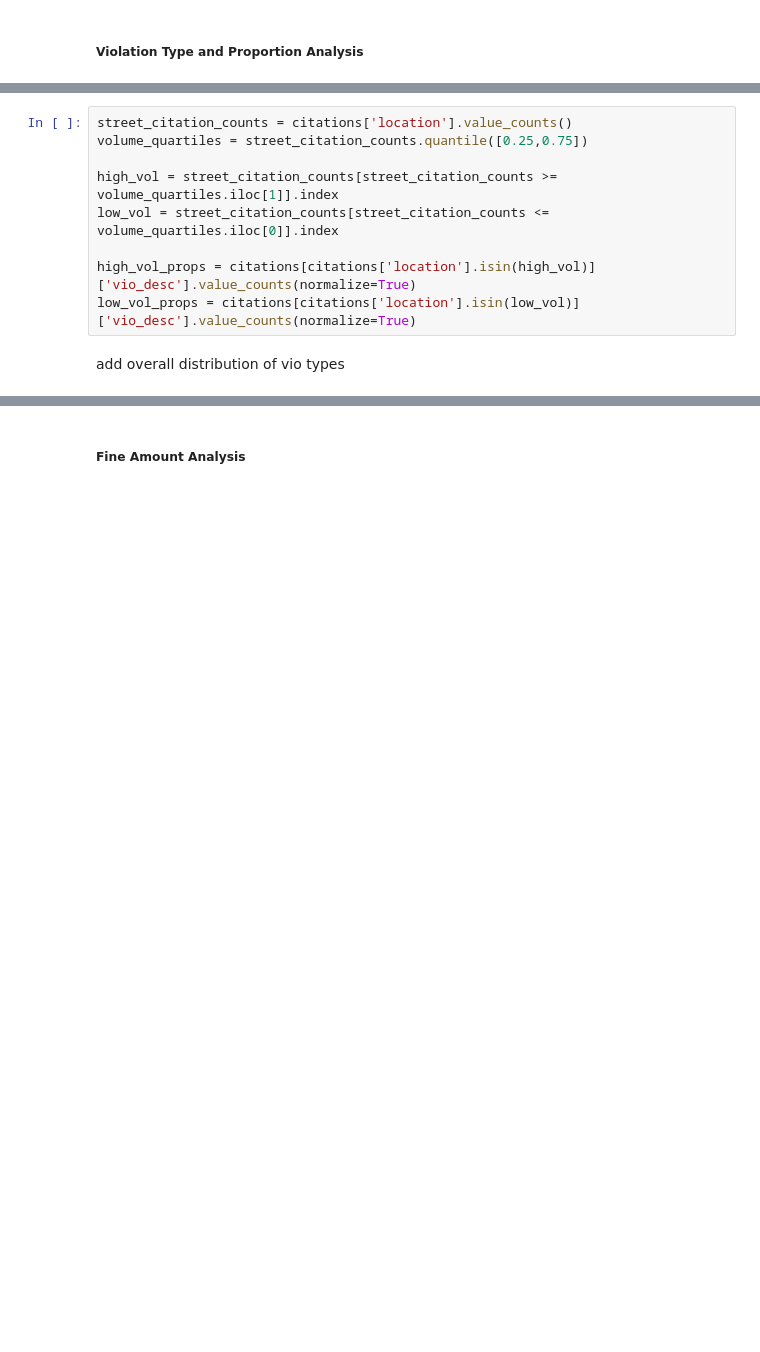
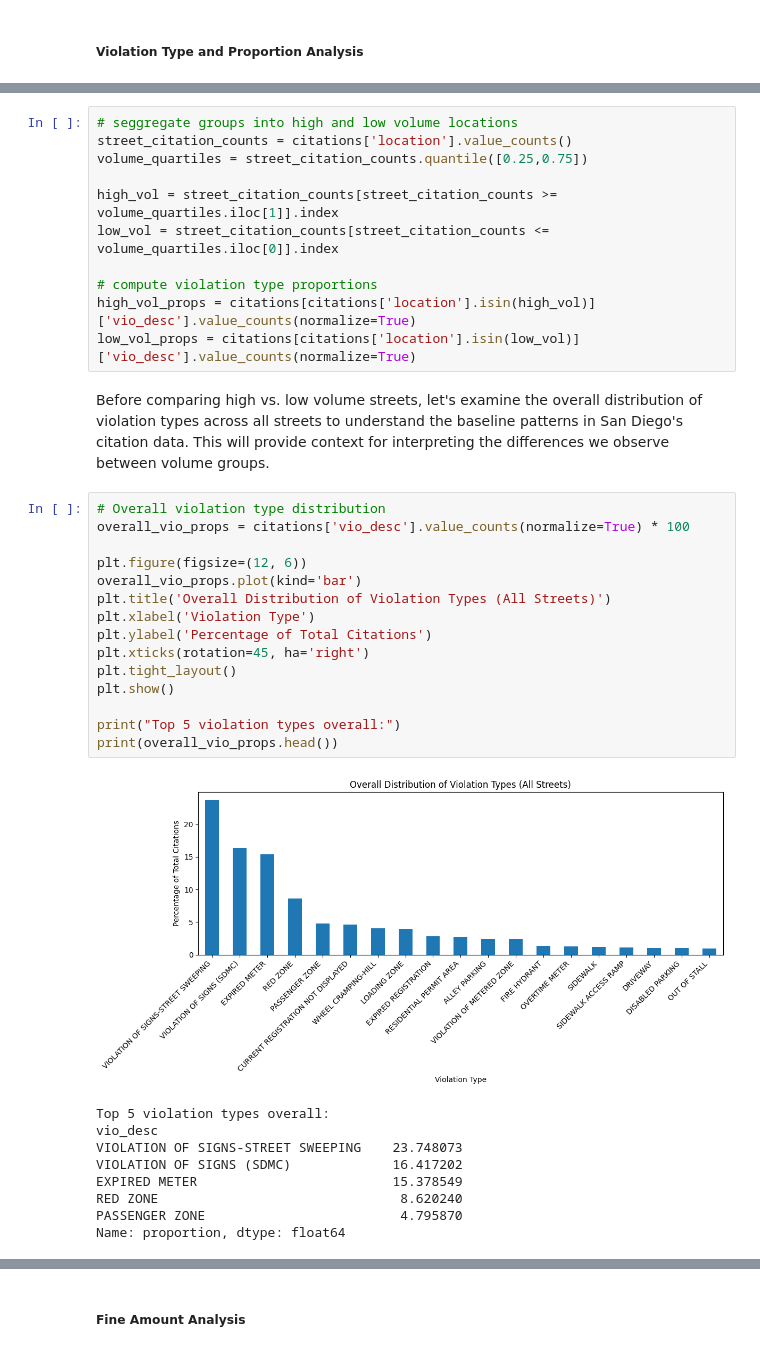
Before and after one commit to tobyzhan/Parking-Citation-Project, a Jupyter notebook: 02-EDACheckpoint.ipynb, the cells around one changed output, grey strips where cells are left out. Cells and saved outputs as stored; diff of their text form; blank space fills up the shorter version.

```diff
--- a/02-EDACheckpoint.ipynb
+++ b/02-EDACheckpoint.ipynb
@@ -371,11 +390,38 @@ some explanation - considering proportion of violations across streets classifie
 # %%
+# seggregate groups into high and low volume locations
 street_citation_counts = citations['location'].value_counts()
 volume_quartiles = street_citation_counts.quantile([0.25,0.75])
 
 high_vol = street_citation_counts[street_citation_counts >= volume_quartiles.iloc[1]].index
 low_vol = street_citation_counts[street_citation_counts <= volume_quartiles.iloc[0]].index
 
+# compute violation type proportions
 high_vol_props = citations[citations['location'].isin(high_vol)]['vio_desc'].value_counts(normalize=True)
 low_vol_props = citations[citations['location'].isin(low_vol)]['vio_desc'].value_counts(normalize=True)
-# %% [markdown]
-add overall distribution of vio types
+# %% [markdown]
+Before comparing high vs. low volume streets, let's examine the overall distribution of violation types across all streets to understand the baseline patterns in San Diego's citation data. This will provide context for interpreting the differences we observe between volume groups.
+# %%
+# Overall violation type distribution
+overall_vio_props = citations['vio_desc'].value_counts(normalize=True) * 100
+
+plt.figure(figsize=(12, 6))
+overall_vio_props.plot(kind='bar')
+plt.title('Overall Distribution of Violation Types (All Streets)')
+plt.xlabel('Violation Type')
+plt.ylabel('Percentage of Total Citations')
+plt.xticks(rotation=45, ha='right')
+plt.tight_layout()
+plt.show()
+
+print("Top 5 violation types overall:")
+print(overall_vio_props.head())
+# %% [output]
+[figure, added]
+Top 5 violation types overall:
+vio_desc
+VIOLATION OF SIGNS-STREET SWEEPING    23.748073
+VIOLATION OF SIGNS (SDMC)             16.417202
+EXPIRED METER                         15.378549
+RED ZONE                               8.620240
+PASSENGER ZONE                         4.795870
+Name: proportion, dtype: float64
```
Also changed, not shown: parts of 21 cells of this notebook.
